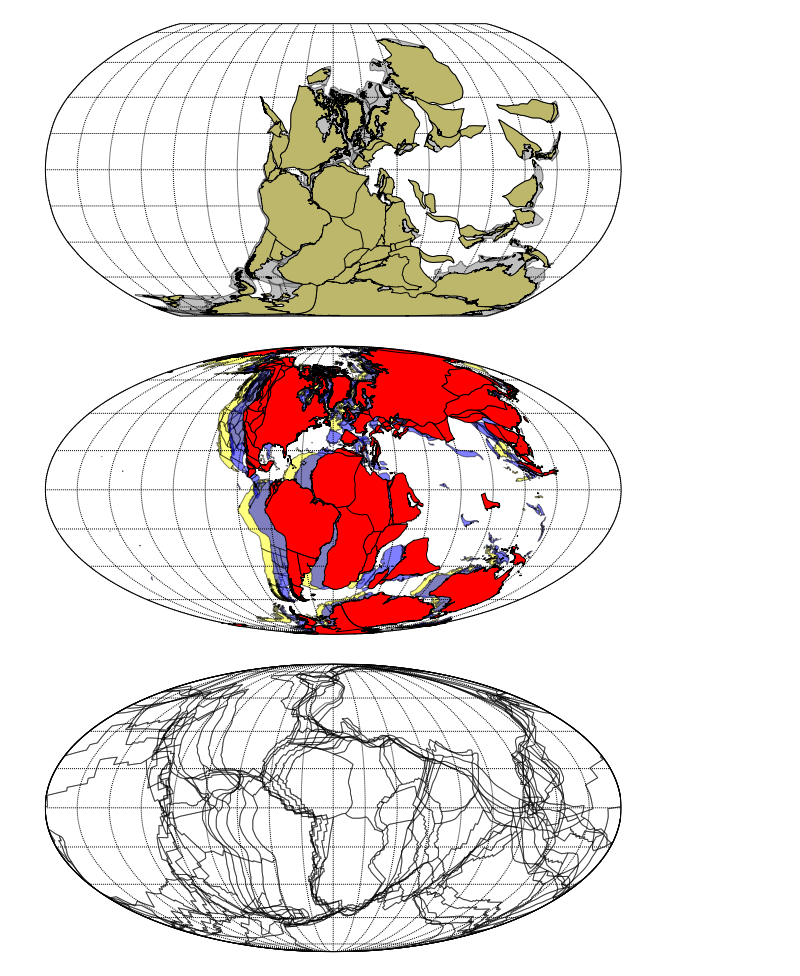
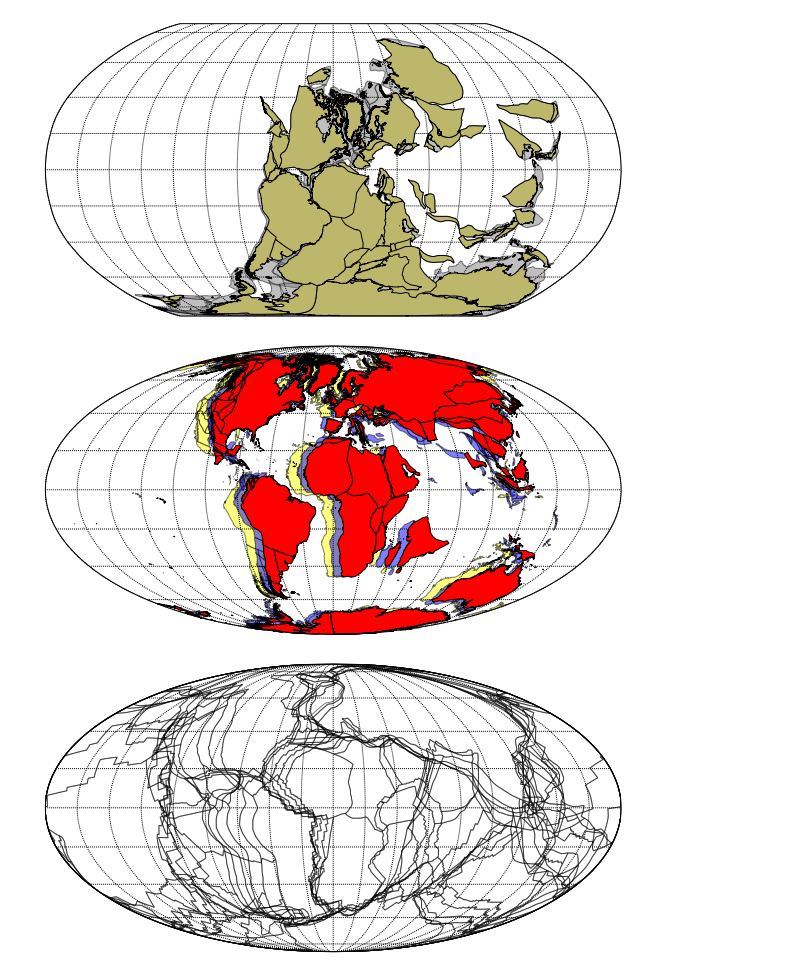
Before and after one commit to GPlates/gplates-web-service, a Jupyter notebook: python/reconstructions-as-a-service.ipynb, the cells around one changed output. Drawn from its saved outputs; the diff is of its cells as text; code cells hidden in the pictures.

```diff
--- a/python/reconstructions-as-a-service.ipynb
+++ b/python/reconstructions-as-a-service.ipynb
@@ -8,11 +8,13 @@ from mpl_toolkits.basemap import Basemap
 from matplotlib.collections import PatchCollection
 from matplotlib.patches import Polygon
 import sys
-sys.path.append('/Users/Simon/GIT/gplates-web/django/GWS/reconstruct/')
-from get_model import get_model_name_list,get_model_dictionary
+sys.path.append('/Users/Simon/GIT/gplates-web/django/GWS/')
+from utils.get_model import get_model_name_list,get_model_dictionary
 
 %matplotlib inline
 
+#base_url = 'http://127.0.0.1:8000'
+base_url = 'http://gws.gplates.org'
 
 proxies = {'http':''}
 
@@ -32,7 +34,7 @@ proxies = {'http':''}
 #    lats.append(record['lat'])
 
 
-MODEL_STORE = '/Users/Simon/GIT/gplates-web/MODELS/'
+MODEL_STORE = '/Users/Simon/GIT/gplates-web/django/GWS/DATA/MODELS/'
 
 print get_model_name_list(MODEL_STORE)
 # %% [output]
@@ -41,17 +43,17 @@ print get_model_name_list(MODEL_STORE)
 recon_time = 130
 
 # Send Request for coastlines
-r = requests.get('http://127.0.0.1:8000/reconstruct/coastlines/?time=%0.2f' % recon_time,
+r = requests.get('%s/reconstruct/coastlines/?time=%0.2f' % (base_url,recon_time),
                  proxies=proxies)
 cs = json.loads(r.text)
 
 # Send Request for (topological) plate polygons
-r = requests.get('http://127.0.0.1:8000/topology/plate_polygons/?time=%0.2f' % recon_time,
+r = requests.get('%s/topology/plate_polygons/?time=%0.2f' % (base_url,recon_time),
                  proxies=proxies)
 pp = json.loads(r.text)
 
 # Send Request for static polygons
-r = requests.get('http://127.0.0.1:8000/reconstruct/static_polygons/?time=%0.2f' % recon_time,
+r = requests.get('%s/reconstruct/static_polygons/?time=%0.2f' % (base_url,recon_time),
                  proxies=proxies)
 sp = json.loads(r.text)
 
@@ -90,12 +92,12 @@ plt.show()
 recon_time = 270
 
 # Send Request for coastlines
-r = requests.get('http://127.0.0.1:8000/reconstruct/coastlines/?time=%0.2f&model=GOLONKA' % recon_time,
+r = requests.get('%s/reconstruct/coastlines/?time=%0.2f&model=GOLONKA' % (base_url,recon_time),
                  proxies=proxies)
 cs = json.loads(r.text)
 
 # Send Request for static polygons
-r = requests.get('http://127.0.0.1:8000/reconstruct/static_polygons/?time=%0.2f&model=GOLONKA' % recon_time,
+r = requests.get('%s/reconstruct/static_polygons/?time=%0.2f&model=GOLONKA' % (base_url,recon_time),
                  proxies=proxies)
 sp = json.loads(r.text)
 
@@ -124,54 +126,54 @@ plt.show()
 # %% [output]
 [figure]
 # %%
-recon_time = 120
+recon_time = 80
 
 # Send Request for coastlines
-r = requests.get('http://127.0.0.1:8000/reconstruct/coastlines/?time=%0.2f&model=SETON2012' % recon_time,
+r = requests.get('%s/reconstruct/coastlines/?time=%0.2f&model=SETON2012' % (base_url,recon_time),
                  proxies=proxies)
 cs1 = json.loads(r.text)
 
 # Send Request for static polygons
-r = requests.get('http://127.0.0.1:8000/reconstruct/coastlines/?time=%0.2f&model=VH_VDM' % recon_time,
+r = requests.get('%s/reconstruct/coastlines/?time=%0.2f&model=VH_VDM' % (base_url,recon_time),
                  proxies=proxies)
 cs2 = json.loads(r.text)
 
 # Send Request for static polygons
-r = requests.get('http://127.0.0.1:8000/reconstruct/coastlines/?time=%0.2f&model=MULLER2016' % recon_time,
+r = requests.get('%s/reconstruct/coastlines/?time=%0.2f&model=MULLER2016' % (base_url,recon_time),
                  proxies=proxies)
 cs3 = json.loads(r.text)
 
 
 fig = plt.figure(figsize=(10,5))
 ax_map = fig.add_axes([0,0,0.8,1.0])
 m = Basemap(resolution='c',projection='moll',lon_0=0.,ax=ax_map)
 m.drawparallels(np.arange(-80.,90,20.))
 m.drawmeridians(np.arange(0.,360.,20.))
 for feature in cs1['features']:
     coords = feature['geometry']['coordinates']
     xy = zip(*coords[0])
     x,y = m(xy[0],xy[1])
     patch = []
     patch.append( Polygon(zip(x,y), True) )
     ax_map.add_collection(PatchCollection(patch, facecolor='red', edgecolor='k', linewidths=1., zorder=3))
 for feature in cs2['features']:
     coords = feature['geometry']['coordinates']
     xy = zip(*coords[0])
     x,y = m(xy[0],xy[1])
     patch = []
     patch.append( Polygon(zip(x,y), True) )
     ax_map.add_collection(PatchCollection(patch, facecolor='yellow', edgecolor='k', alpha=0.5, linewidths=1., zorder=2))
 for feature in cs3['features']:
     coords = feature['geometry']['coordinates']
     xy = zip(*coords[0])
     x,y = m(xy[0],xy[1])
     patch = []
     patch.append( Polygon(zip(x,y), True) )
     ax_map.add_collection(PatchCollection(patch, facecolor='blue', edgecolor='k', alpha=0.5, linewidths=1., zorder=2))
 
 plt.show()
 # %% [output]
-[figure, old version]
+[figure, new version]
 # %%
 fig = plt.figure(figsize=(10,5))
 ax_map = fig.add_axes([0,0,0.8,1.0])
```
Also changed, not shown: parts of 3 cells of this notebook, 4 other files.
